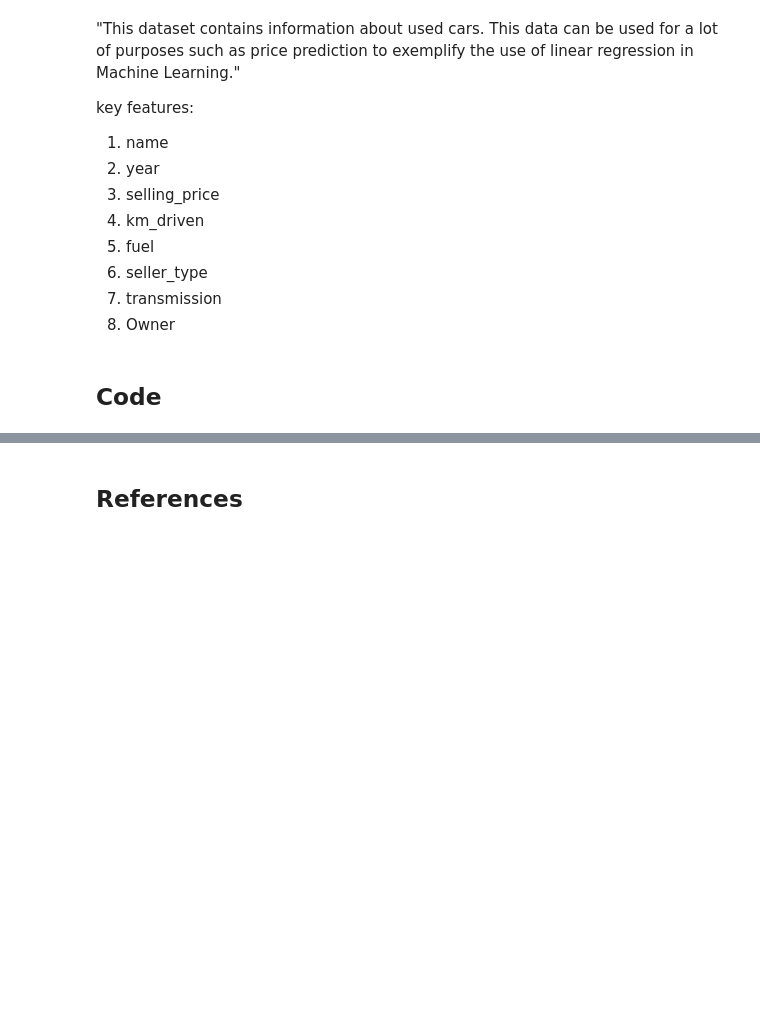
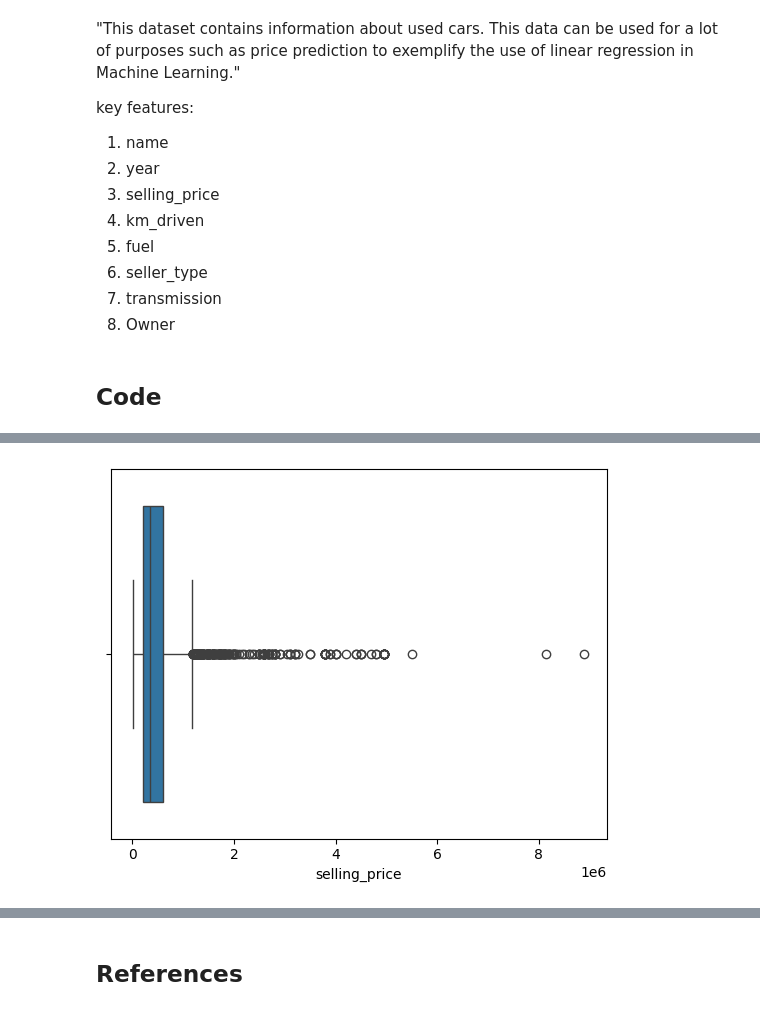
Before and after one commit to jvdlopes/CSI4142_A3, a Jupyter notebook: d1.ipynb, the cells around one changed output, grey strips where cells are left out. Saved outputs shown, nothing was run; the diff lists cells and outputs as text; code cells hidden in the pictures; blank space fills up the shorter version.

```diff
--- a/d1.ipynb
+++ b/d1.ipynb
@@ -58,0 +57,4 @@ Name: fuel_Diesel, Length: 4340, dtype: bool
+# %%
+sellingPrice = sns.boxplot(df,x="selling_price")
+# %% [output]
+[figure, added]
```
Also changed, not shown: parts of 19 cells of this notebook.
